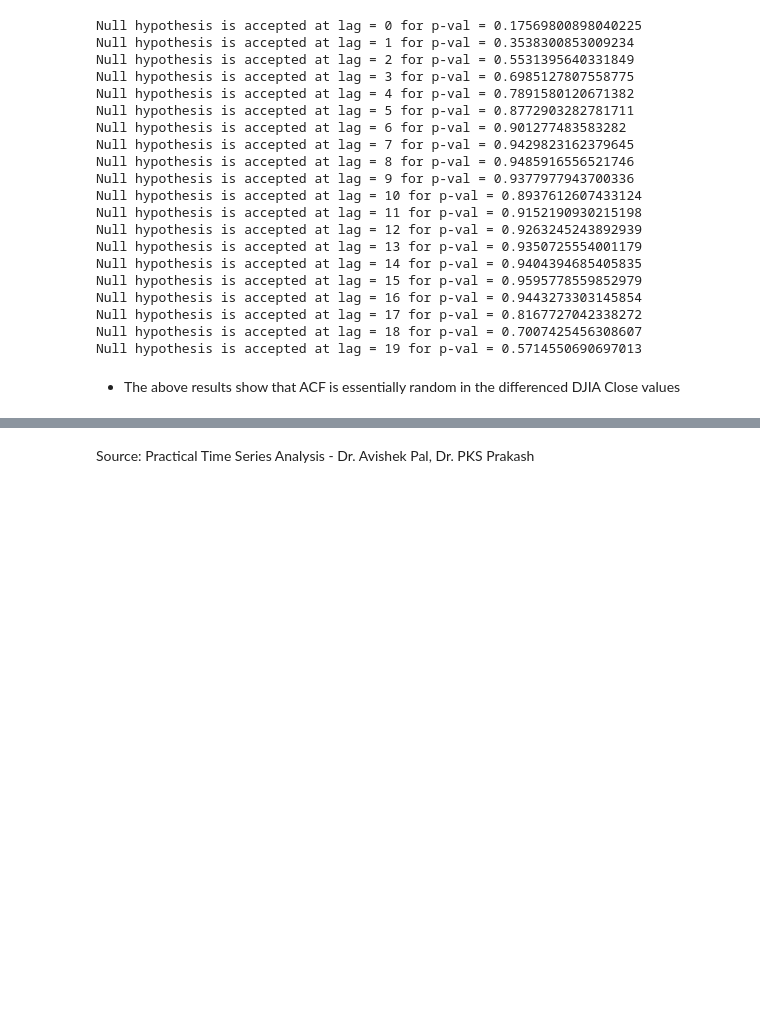
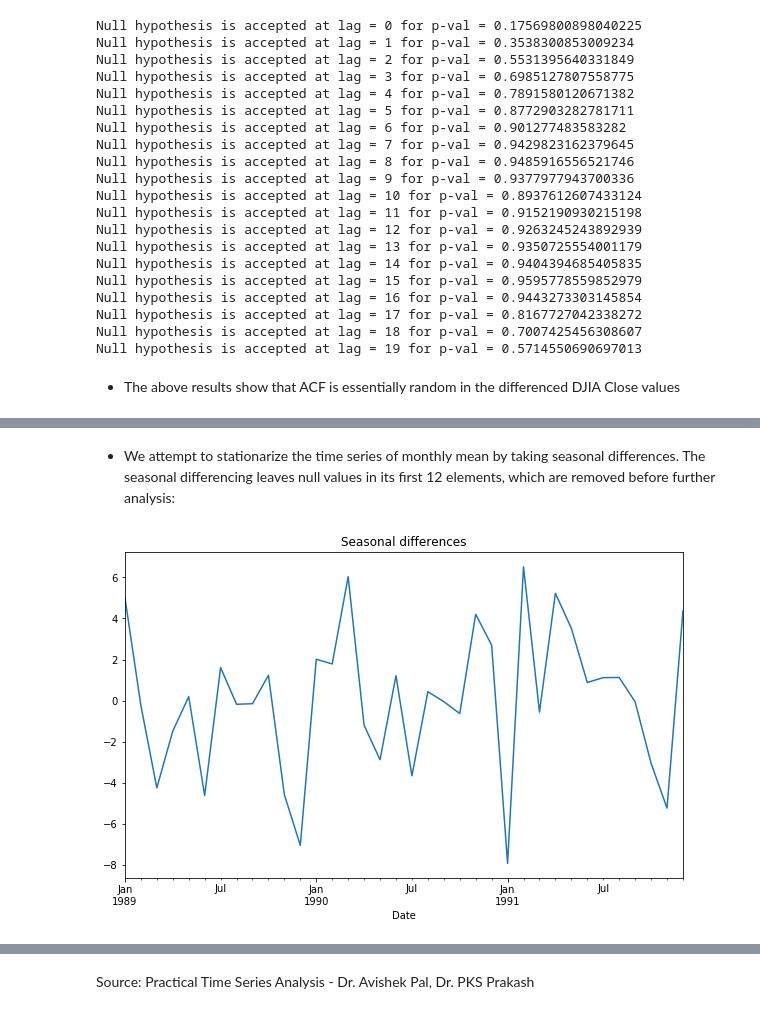
Before and after one commit to kurtsenol/pandas, a Jupyter notebook: Time-Series/PTSA_Chapter_2.ipynb, the cells around one changed output, grey strips where cells are left out. Cells and saved outputs as stored; diff of their text form; code cells hidden in the pictures; blank space fills up the shorter version.

Commit message:
seasonal differencing added

```diff
--- a/Time-Series/PTSA_Chapter_2.ipynb
+++ b/Time-Series/PTSA_Chapter_2.ipynb
@@ -355,0 +433,17 @@ Null hypothesis is accepted at lag = 19 for p-val = 0.5714550690697013
+# %% [markdown]
+* We attempt to stationarize the time series of monthly mean by taking seasonal differences.
+The seasonal differencing leaves null values in its first 12 elements, which are removed before further analysis:
+# %%
+#Take seasonal differences with a period of 12 months on monthly mean temperatures
+seasonal_diff = monthly_mean_temp.diff(12)
+seasonal_diff = seasonal_diff[12:]
+# %%
+#Plot the seasonal differences
+fig = plt.figure(figsize=(10, 6))
+ax = fig.add_subplot(1,1,1)
+ax.set_title('Seasonal differences')
+seasonal_diff.plot(ax=ax)
+
+plt.show()
+# %% [output]
+[figure, added]
```
Also changed, not shown: parts of 17 cells of this notebook.
